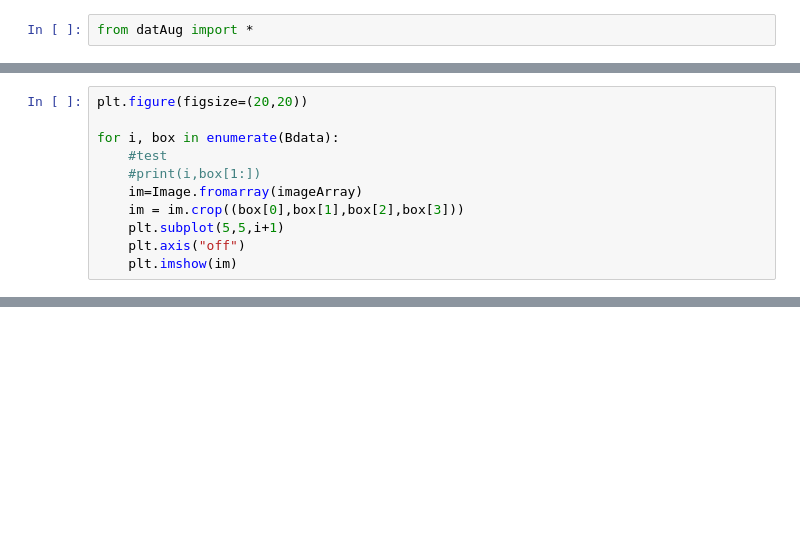
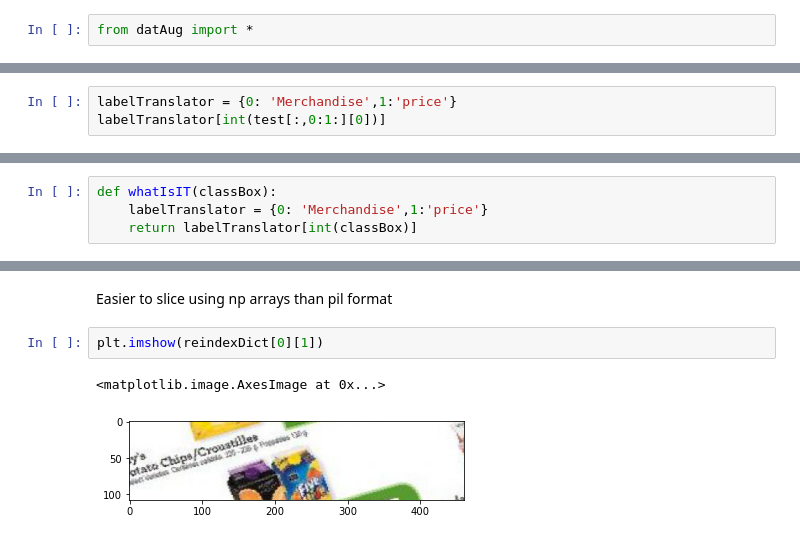
Before and after one commit to Vanderscycle/lighthouse-data-notes, a Jupyter notebook: FinalProject/GroceryItemIndexer/FlyerScraper/dectedResYolov5.ipynb, the cells around one changed output, grey strips where cells are left out. Saved outputs shown, nothing was run; the diff lists cells and outputs as text; blank space fills up the shorter version.

```diff
--- a/FinalProject/GroceryItemIndexer/FlyerScraper/dectedResYolov5.ipynb
+++ b/FinalProject/GroceryItemIndexer/FlyerScraper/dectedResYolov5.ipynb
@@ -91,11 +66,0 @@ for i, box in enumerate(Bdata):
-# %%
-plt.figure(figsize=(20,20))
-
-for i, box in enumerate(Bdata):
-    #test
-    #print(i,box[1:])
-    im=Image.fromarray(imageArray)
-    im = im.crop((box[0],box[1],box[2],box[3]))
-    plt.subplot(5,5,i+1)
-    plt.axis("off")
-    plt.imshow(im)
@@ -107,0 +67,3 @@ AttributeError: module 'PIL.Image' has no attribute 'crop'
+# %%
+labelTranslator = {0: 'Merchandise',1:'price'}
+labelTranslator[int(test[:,0:1:][0])]
@@ -107,0 +72,4 @@ AttributeError: module 'PIL.Image' has no attribute 'crop'
+# %%
+def whatIsIT(classBox):
+    labelTranslator = {0: 'Merchandise',1:'price'}
+    return labelTranslator[int(classBox)]
@@ -107,0 +131,7 @@ AttributeError: module 'PIL.Image' has no attribute 'crop'
+# %% [markdown]
+Easier to slice using np arrays than pil format
+# %%
+plt.imshow(reindexDict[0][1])
+# %% [output]
+<matplotlib.image.AxesImage at 0x...>
+[figure, added]
```
Also changed, not shown: parts of 18 cells of this notebook, 27 other files.
